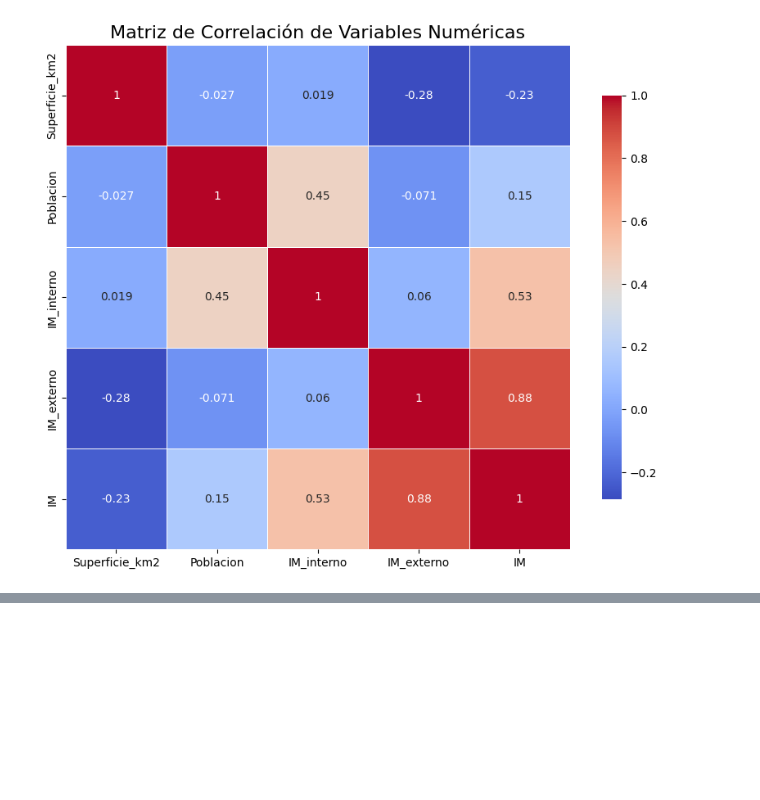
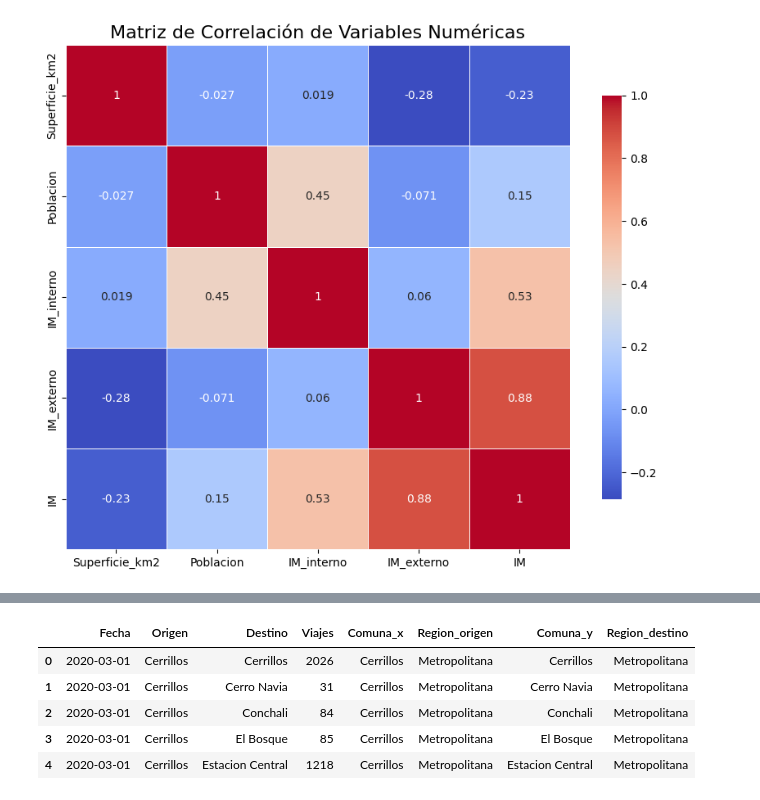
Before and after one commit to Ivan-Arias/Covid-19-Mov, a Jupyter notebook: Movilidad_Chile.ipynb, the cells around one changed output, grey strips where cells are left out. Cells and saved outputs as stored; diff of their text form; code cells hidden in the pictures; blank space fills up the shorter version.

```diff
--- a/Movilidad_Chile.ipynb
+++ b/Movilidad_Chile.ipynb
@@ -237,0 +387,18 @@ plt.show()
+# %%
+# prompt: a la fuente de transporte público (df_transp_pub) agrégale dos columnas, Region_origen y Region_destino, las cuales se obtendrán de la tabla población (df_poblacion), del campo "Region". Los campos en común en ambas tablas son: Origen y Comuna, de las tablas df_transp_pub y df_poblacion respectivamente
+
+# Merge the dataframes
+df_transp_pub = pd.merge(df_transp_pub, df_poblacion[['Comuna', 'Region']], left_on='Origen', right_on='Comuna', how='left')
+df_transp_pub = df_transp_pub.rename(columns={'Region': 'Region_origen'})
+df_transp_pub = pd.merge(df_transp_pub, df_poblacion[['Comuna', 'Region']], left_on='Destino', right_on='Comuna', how='left')
+df_transp_pub = df_transp_pub.rename(columns={'Region': 'Region_destino'})
+
+# Display the updated dataframe
+df_transp_pub.head()
+# %% [output]
+|  | Fecha | Origen | Destino | Viajes | Comuna_x | Region_origen | Comuna_y | Region_destino |
+| 0 | 2020-03-01 | Cerrillos | Cerrillos | 2026 | Cerrillos | Metropolitana | Cerrillos | Metropolitana |
+| 1 | 2020-03-01 | Cerrillos | Cerro Navia | 31 | Cerrillos | Metropolitana | Cerro Navia | Metropolitana |
+| 2 | 2020-03-01 | Cerrillos | Conchali | 84 | Cerrillos | Metropolitana | Conchali | Metropolitana |
+| 3 | 2020-03-01 | Cerrillos | El Bosque | 85 | Cerrillos | Metropolitana | El Bosque | Metropolitana |
+| 4 | 2020-03-01 | Cerrillos | Estacion Central | 1218 | Cerrillos | Metropolitana | Estacion Central | Metropolitana |
```
Also changed, not shown: parts of 19 cells of this notebook.
